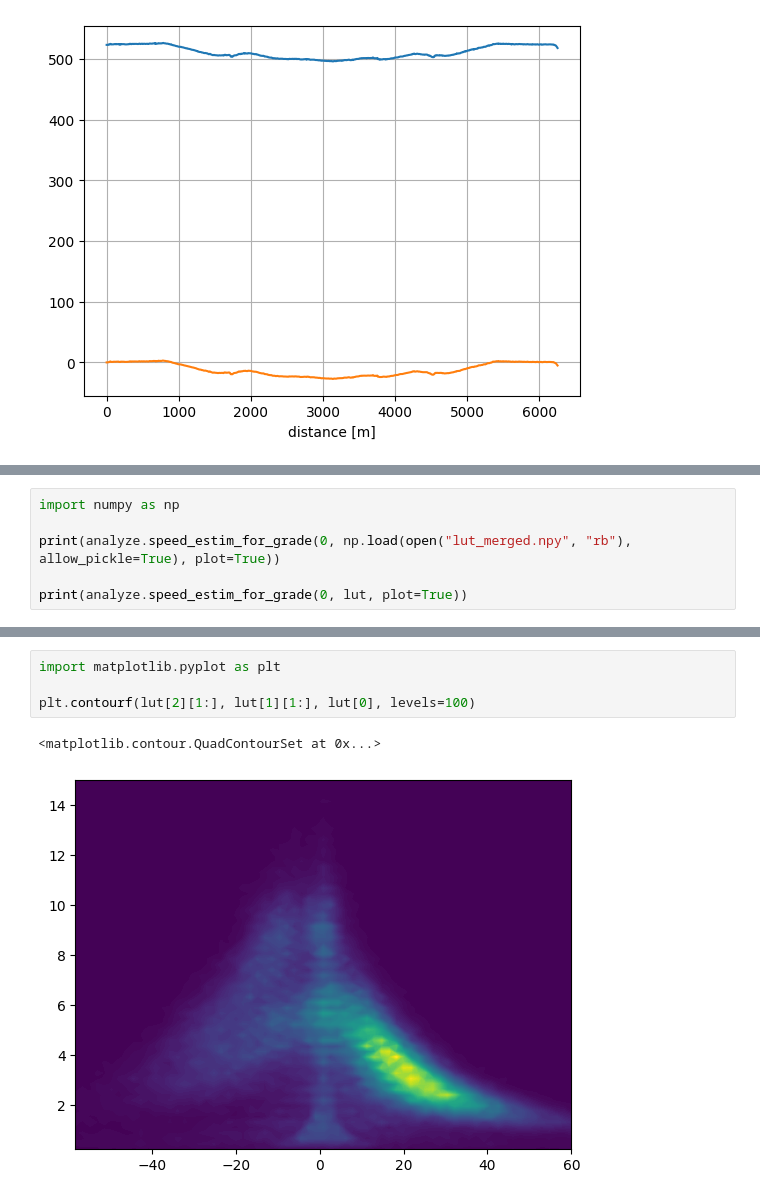
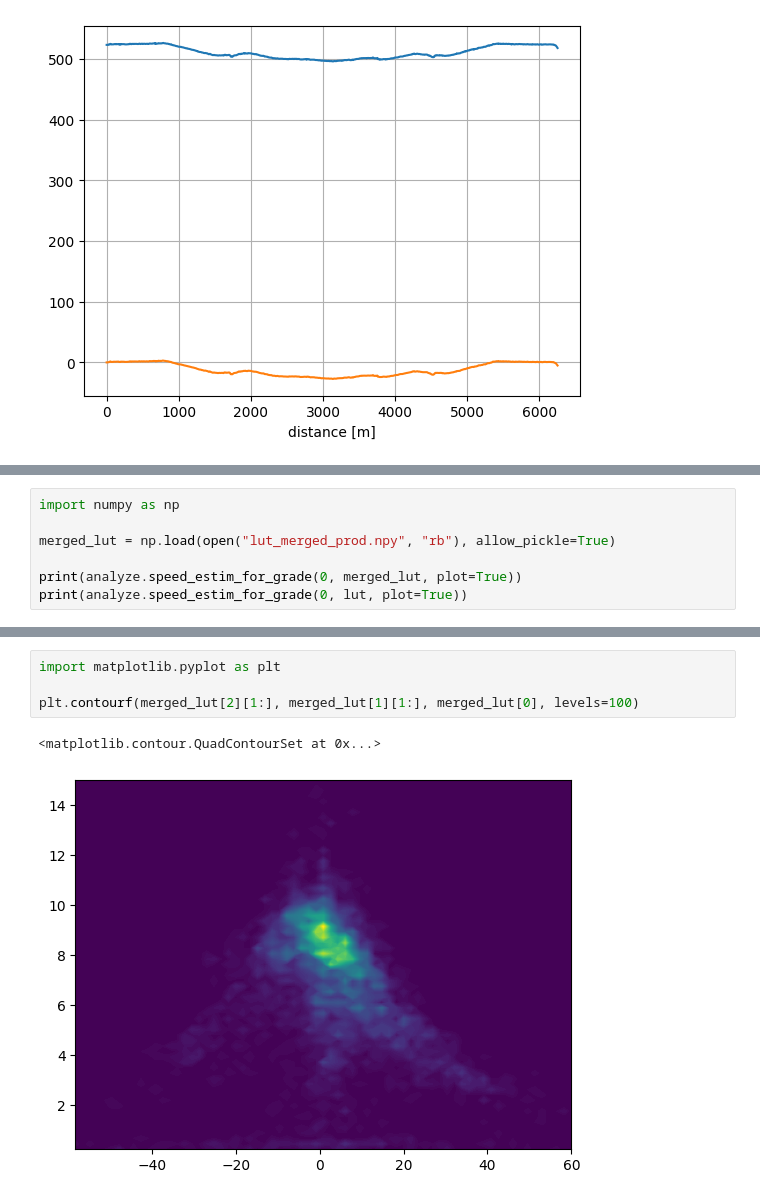
Before and after one commit to volodymyrss/strava-trail-analyze, a Jupyter notebook: trailanalysis.ipynb, the cells around one changed output, grey strips where cells are left out. Drawn from its saved outputs; the diff is of its cells as text.

```diff
--- a/trailanalysis.ipynb
+++ b/trailanalysis.ipynb
@@ -52,7 +69,8 @@ all        100.0% time 1.21 hr 6.25 km -4.10
 # %%
 import numpy as np
 
-print(analyze.speed_estim_for_grade(0, np.load(open("lut_merged.npy", "rb"), allow_pickle=True), plot=True))
+merged_lut = np.load(open("lut_merged_prod.npy", "rb"), allow_pickle=True)
 
+print(analyze.speed_estim_for_grade(0, merged_lut, plot=True))
 print(analyze.speed_estim_for_grade(0, lut, plot=True))
 # %% [output]
@@ -63,7 +81,7 @@ print(analyze.speed_estim_for_grade(0, lut, plot=True))
 # %%
 import matplotlib.pyplot as plt
 
-plt.contourf(lut[2][1:], lut[1][1:], lut[0], levels=100)
+plt.contourf(merged_lut[2][1:], merged_lut[1][1:], merged_lut[0], levels=100)
 # %% [output]
 <matplotlib.contour.QuadContourSet at 0x...>
-[figure, old version]
+[figure, new version]
```
Also changed, not shown: parts of 3 cells of this notebook, 4 other files.
